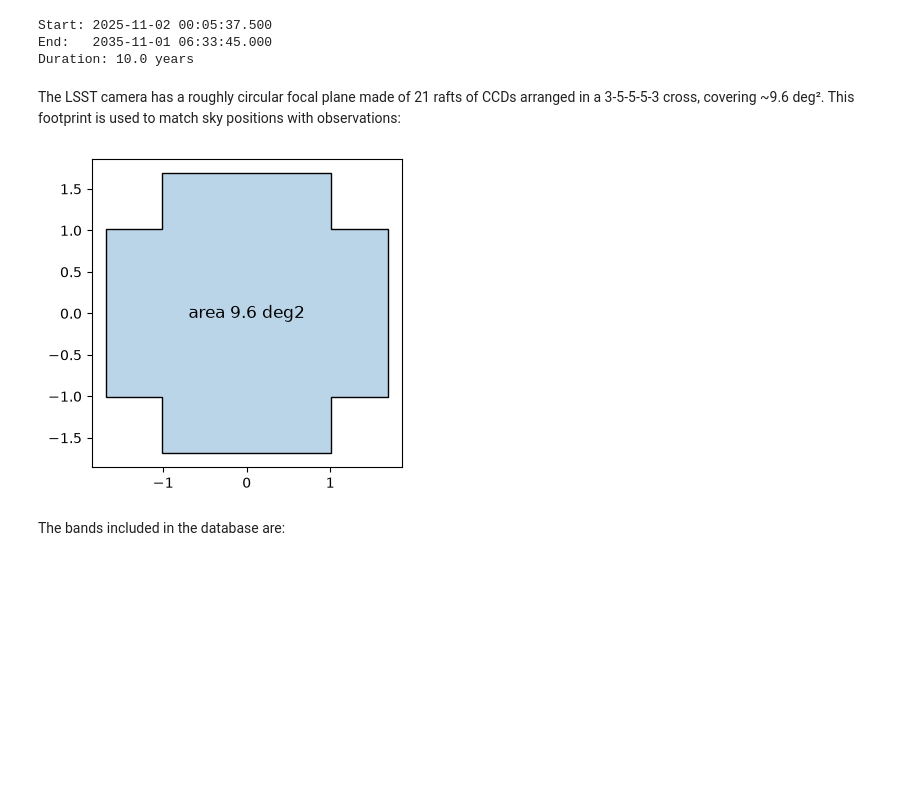
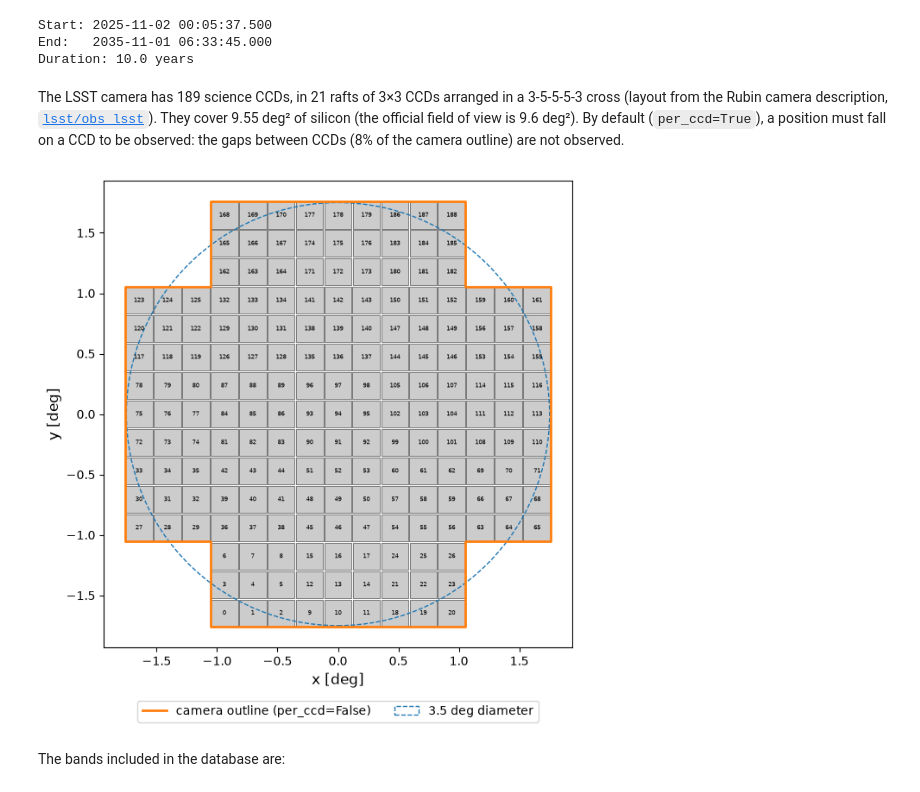
Before and after one commit to MickaelRigault/skysurvey, a Jupyter notebook: docs/howto/load_lsst.ipynb, the cells around one changed output. Drawn from its saved outputs; the diff is of its cells as text; code cells hidden in the pictures; blank space fills up the shorter version.

```diff
--- a/docs/howto/load_lsst.ipynb
+++ b/docs/howto/load_lsst.ipynb
@@ -56,13 +61,15 @@ print(f"Duration: {(tmax - tmin)/365.25:.1f} years")
 Start: 2025-11-02 00:05:37.500
 End:   2035-11-01 06:33:45.000
 Duration: 10.0 years
-# %% [markdown]
-The LSST camera has a roughly circular focal plane made of 21 rafts of CCDs arranged in a 3-5-5-5-3 cross,
-covering ~9.6 deg². This footprint is used to match sky positions with observations:
+# %% [markdown]
+The LSST camera has 189 science CCDs, in 21 rafts of 3×3 CCDs arranged in a 3-5-5-5-3 cross (layout from the Rubin
+camera description, [`lsst/obs_lsst`](https://github.com/lsst/obs_lsst)). They cover 9.55 deg² of silicon (the
+official field of view is 9.6 deg²). By default (`per_ccd=True`), a position must fall on a CCD to be observed: the
+gaps between CCDs (8% of the camera outline) are not observed.
 # %%
-fig = lsst.show_footprint(add_text=True)
+fig = lsst.show_footprint()
 # %% [output]
-[figure, old version]
+[figure, new version]
 # %% [markdown]
 The bands included in the database are:
 # %%
```
Also changed, not shown: parts of 18 cells of this notebook, 13 other files.
